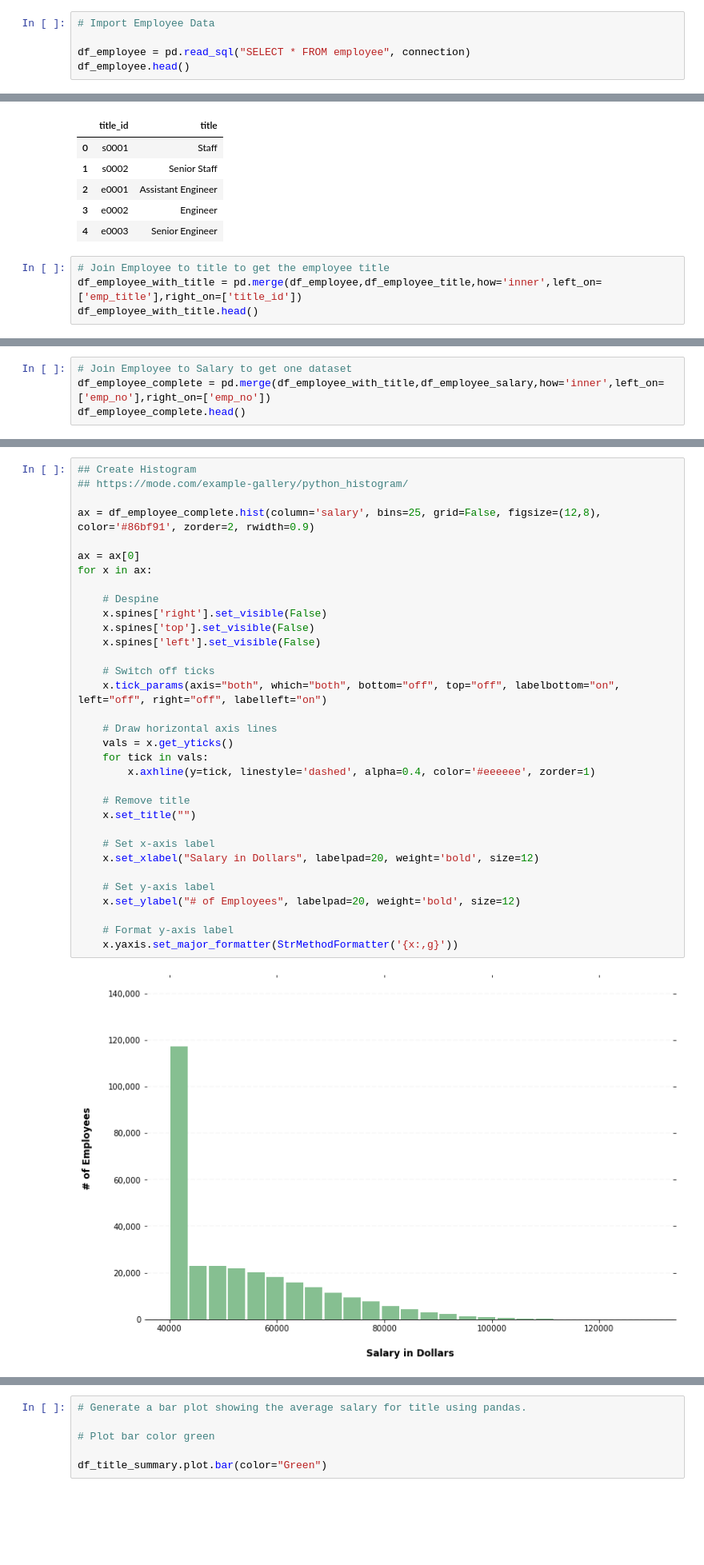
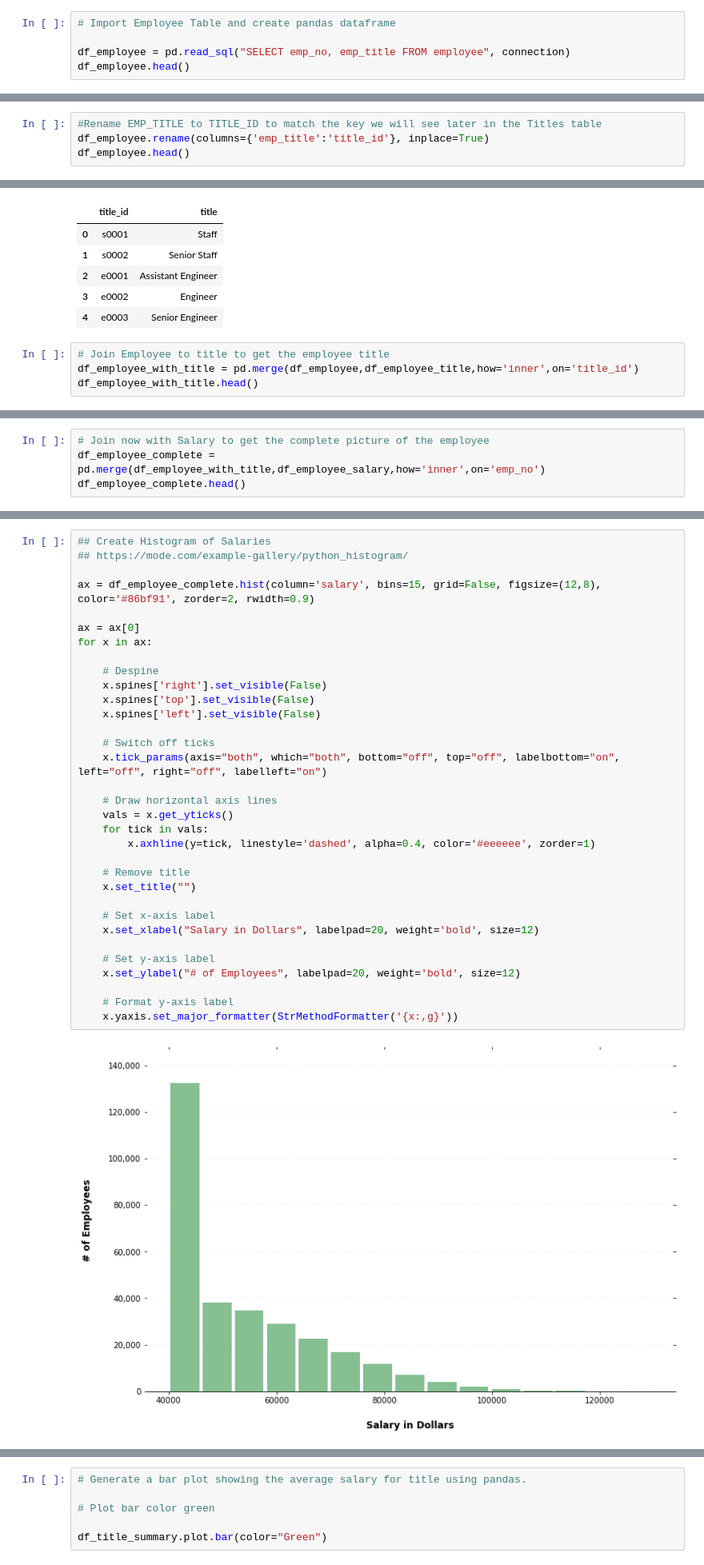
Before and after one commit to david-seger/sql-challenge, a Jupyter notebook: EmployeeSQL/BonusAttempt.ipynb, the cells around one changed output, grey strips where cells are left out. Shown: that part at 80% size. Saved outputs shown, nothing was run; the diff lists cells and outputs as text; blank space fills up the shorter version.

```diff
--- a/EmployeeSQL/BonusAttempt.ipynb
+++ b/EmployeeSQL/BonusAttempt.ipynb
@@ -15,8 +17,8 @@ from sqlalchemy import create_engine
 engine = create_engine(begin_create_engine + password + end_create_engine)
 connection = engine.connect()
 # %%
-# Import Employee Data
+# Import Employee Table and create pandas dataframe
 
-df_employee = pd.read_sql("SELECT * FROM employee", connection)
+df_employee = pd.read_sql("SELECT emp_no, emp_title FROM employee", connection)
 df_employee.head()
 # %% [output]
@@ -28,0 +31,4 @@ df_employee.head()
+# %%
+#Rename EMP_TITLE to TITLE_ID to match the key we will see later in the Titles table
+df_employee.rename(columns={'emp_title':'title_id'}, inplace=True)
+df_employee.head()
@@ -64,6 +76,6 @@ df_employee_title.head()
 | 4 | e0003 | Senior Engineer |
 # %%
 # Join Employee to title to get the employee title
-df_employee_with_title = pd.merge(df_employee,df_employee_title,how='inner',left_on=['emp_title'],right_on=['title_id'])
+df_employee_with_title = pd.merge(df_employee,df_employee_title,how='inner',on='title_id')
 df_employee_with_title.head()
 # %% [output]
@@ -76,5 +88,5 @@ df_employee_with_title.head()
 # %%
-# Join Employee to Salary to get one dataset
-df_employee_complete = pd.merge(df_employee_with_title,df_employee_salary,how='inner',left_on=['emp_no'],right_on=['emp_no'])
+# Join now with Salary to get the complete picture of the employee
+df_employee_complete = pd.merge(df_employee_with_title,df_employee_salary,how='inner',on='emp_no')
 df_employee_complete.head()
 # %% [output]
@@ -87,38 +99,38 @@ df_employee_complete.head()
 # %%
-## Create Histogram
+## Create Histogram of Salaries
 ## https://mode.com/example-gallery/python_histogram/
 
-ax = df_employee_complete.hist(column='salary', bins=25, grid=False, figsize=(12,8), color='#86bf91', zorder=2, rwidth=0.9)
+ax = df_employee_complete.hist(column='salary', bins=15, grid=False, figsize=(12,8), color='#86bf91', zorder=2, rwidth=0.9)
 
 ax = ax[0]
 for x in ax:
 
     # Despine
     x.spines['right'].set_visible(False)
     x.spines['top'].set_visible(False)
     x.spines['left'].set_visible(False)
 
     # Switch off ticks
     x.tick_params(axis="both", which="both", bottom="off", top="off", labelbottom="on", left="off", right="off", labelleft="on")
 
     # Draw horizontal axis lines
     vals = x.get_yticks()
     for tick in vals:
         x.axhline(y=tick, linestyle='dashed', alpha=0.4, color='#eeeeee', zorder=1)
 
     # Remove title
     x.set_title("")
 
     # Set x-axis label
     x.set_xlabel("Salary in Dollars", labelpad=20, weight='bold', size=12)
 
     # Set y-axis label
     x.set_ylabel("# of Employees", labelpad=20, weight='bold', size=12)
 
     # Format y-axis label
     x.yaxis.set_major_formatter(StrMethodFormatter('{x:,g}'))
 # %% [output]
-[figure, old version]
+[figure, new version]
 # %%
 # Get the average salary by title
 
```
Also changed, not shown: parts of 6 cells of this notebook.
